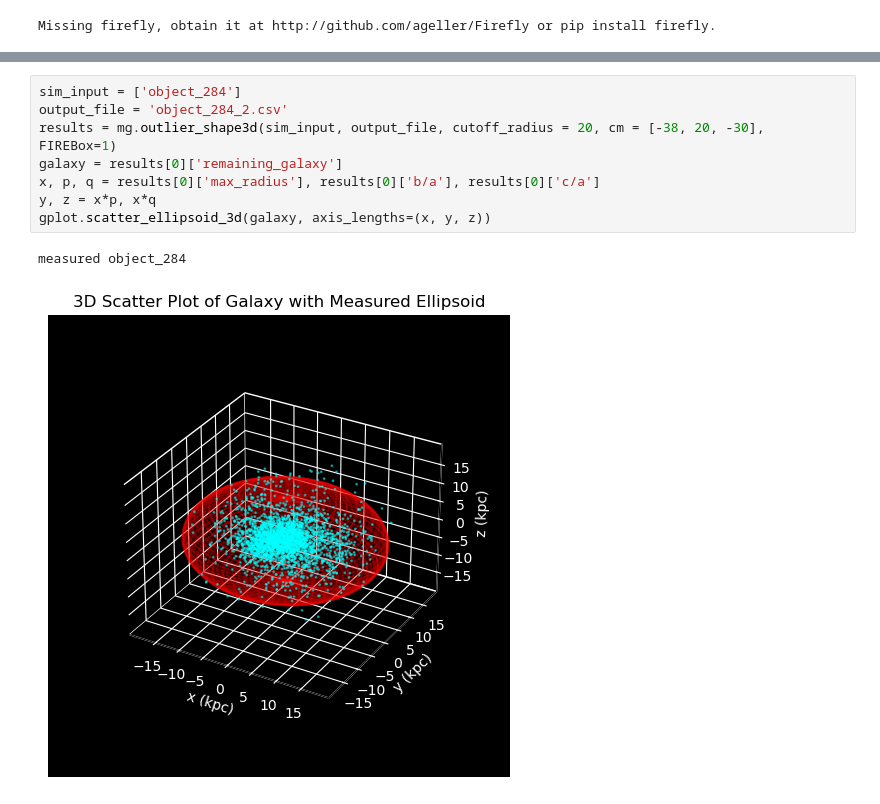
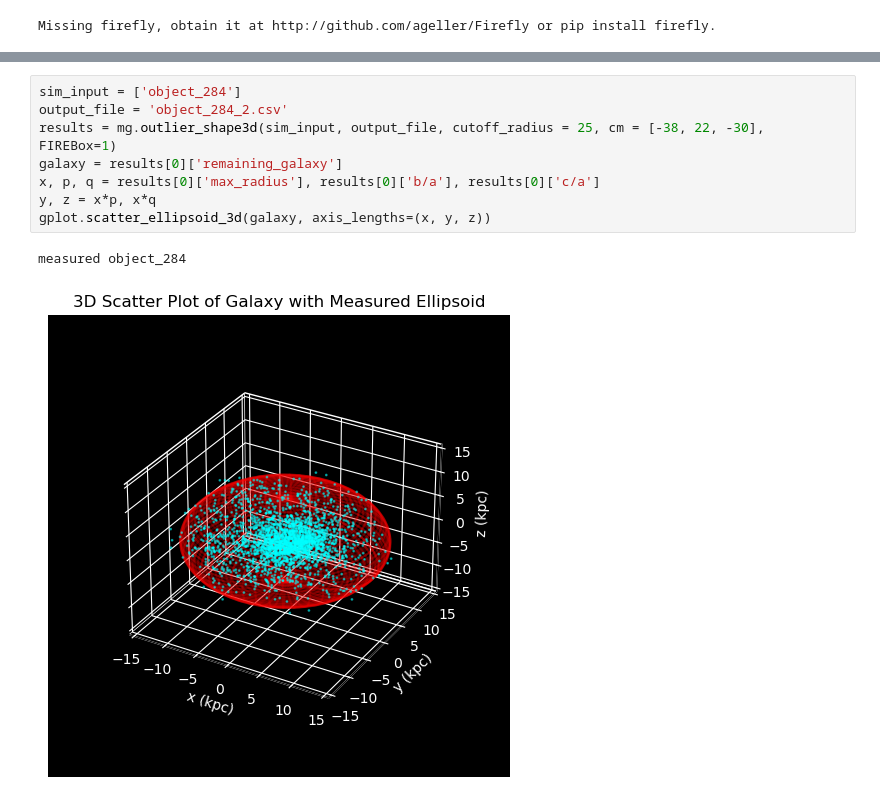
Before and after one commit to Solaceonx/FIRE-Geometry, a Jupyter notebook: outliers.ipynb, the cells around one changed output, grey strips where cells are left out. Cells and saved outputs as stored; diff of their text form.

```diff
--- a/outliers.ipynb
+++ b/outliers.ipynb
@@ -31,14 +31,14 @@ measured object_284
 # %%
 sim_input = ['object_284']
 output_file = 'object_284_2.csv'
-results = mg.outlier_shape3d(sim_input, output_file, cutoff_radius = 20, cm = [-38, 20, -30], FIREBox=1)
+results = mg.outlier_shape3d(sim_input, output_file, cutoff_radius = 25, cm = [-38, 22, -30], FIREBox=1)
 galaxy = results[0]['remaining_galaxy']
 x, p, q = results[0]['max_radius'], results[0]['b/a'], results[0]['c/a']
 y, z = x*p, x*q
 gplot.scatter_ellipsoid_3d(galaxy, axis_lengths=(x, y, z))
 # %% [output]
 measured object_284
-[figure, old version]
+[figure, new version]
 # %%
 sim_input = ['object_284']
 output_file = 'object_284_3.csv'
```
Also changed, not shown: parts of 11 cells of this notebook, 9 other files.
